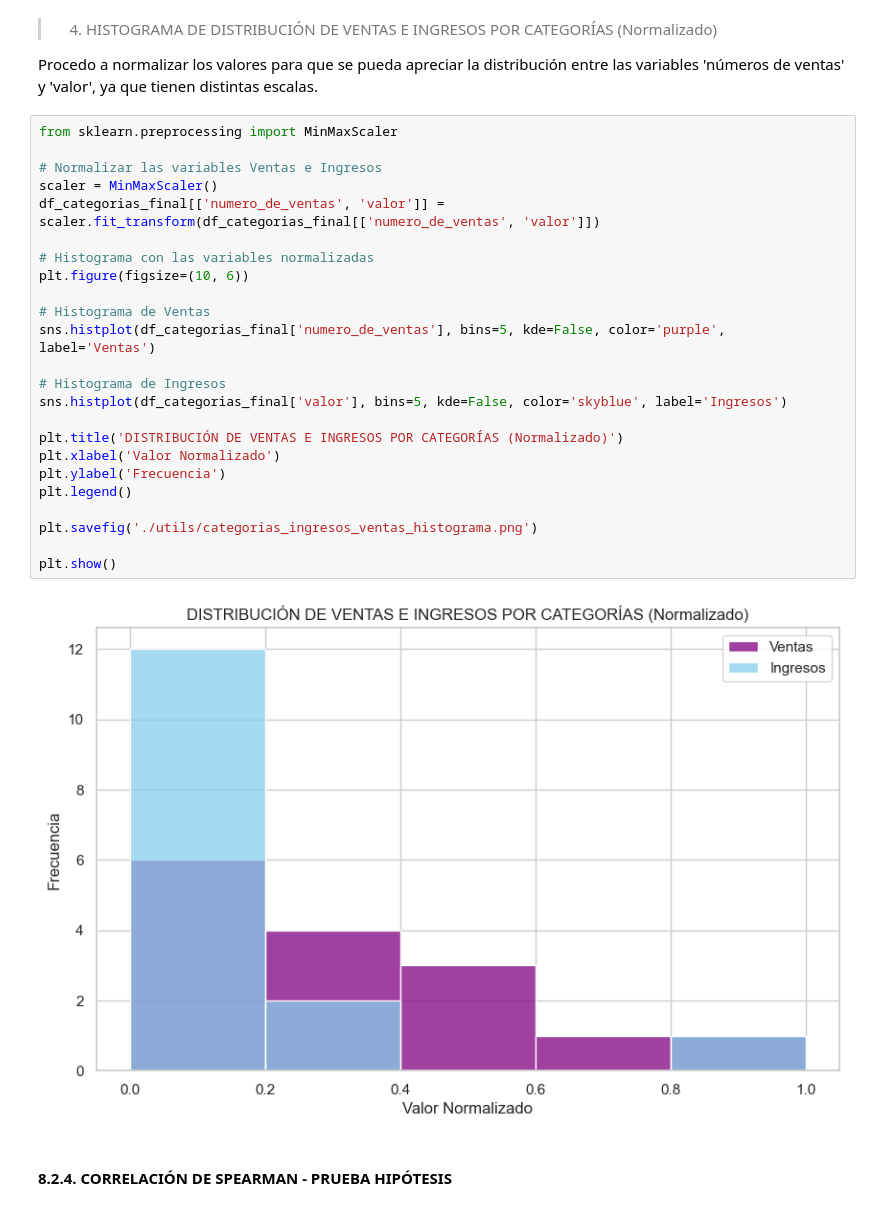
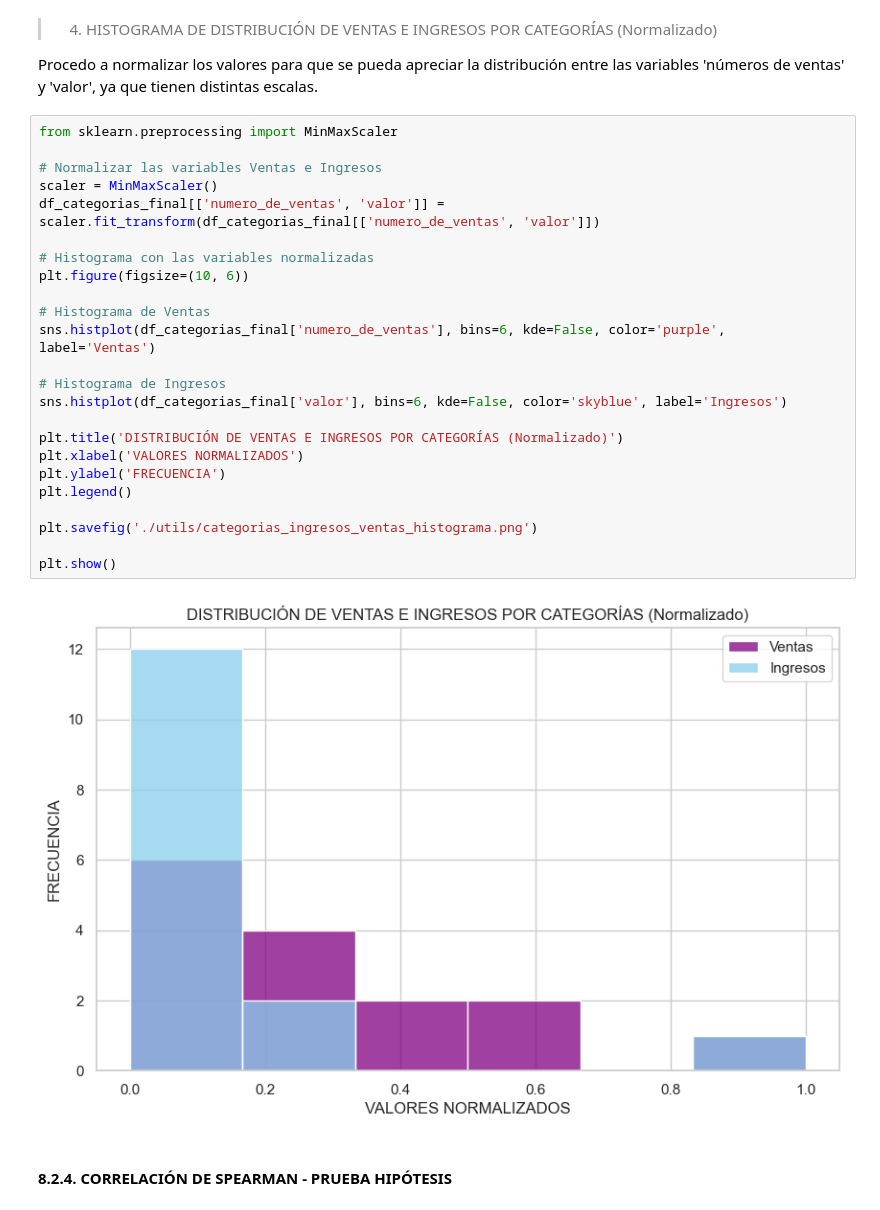
Before and after one commit to XimenaPO/EDA_Online_Sales_USA, a Jupyter notebook: src/EDA_Ventas_Online_USA.ipynb, the cells around one changed output. Cells and saved outputs as stored; diff of their text form.

```diff
--- a/src/EDA_Ventas_Online_USA.ipynb
+++ b/src/EDA_Ventas_Online_USA.ipynb
@@ -860,29 +862,29 @@ Procedo a normalizar los valores para que se pueda apreciar la distribución ent
 # %%
 from sklearn.preprocessing import MinMaxScaler
 
 # Normalizar las variables Ventas e Ingresos
 scaler = MinMaxScaler()
 df_categorias_final[['numero_de_ventas', 'valor']] = scaler.fit_transform(df_categorias_final[['numero_de_ventas', 'valor']])
 
 # Histograma con las variables normalizadas
 plt.figure(figsize=(10, 6))
 
 # Histograma de Ventas
-sns.histplot(df_categorias_final['numero_de_ventas'], bins=5, kde=False, color='purple', label='Ventas')
+sns.histplot(df_categorias_final['numero_de_ventas'], bins=6, kde=False, color='purple', label='Ventas')
 
 # Histograma de Ingresos
-sns.histplot(df_categorias_final['valor'], bins=5, kde=False, color='skyblue', label='Ingresos')
+sns.histplot(df_categorias_final['valor'], bins=6, kde=False, color='skyblue', label='Ingresos')
 
 plt.title('DISTRIBUCIÓN DE VENTAS E INGRESOS POR CATEGORÍAS (Normalizado)')
-plt.xlabel('Valor Normalizado')
-plt.ylabel('Frecuencia')
+plt.xlabel('VALORES NORMALIZADOS')
+plt.ylabel('FRECUENCIA')
 plt.legend()
 
 plt.savefig('./utils/categorias_ingresos_ventas_histograma.png')
 
 plt.show()
 # %% [output]
-[figure, old version]
+[figure, new version]
 # %% [markdown]
 #### 8.2.4. CORRELACIÓN DE SPEARMAN - PRUEBA HIPÓTESIS
 # %% [markdown]
```
Also changed, not shown: parts of 15 cells of this notebook, 9 other files.
